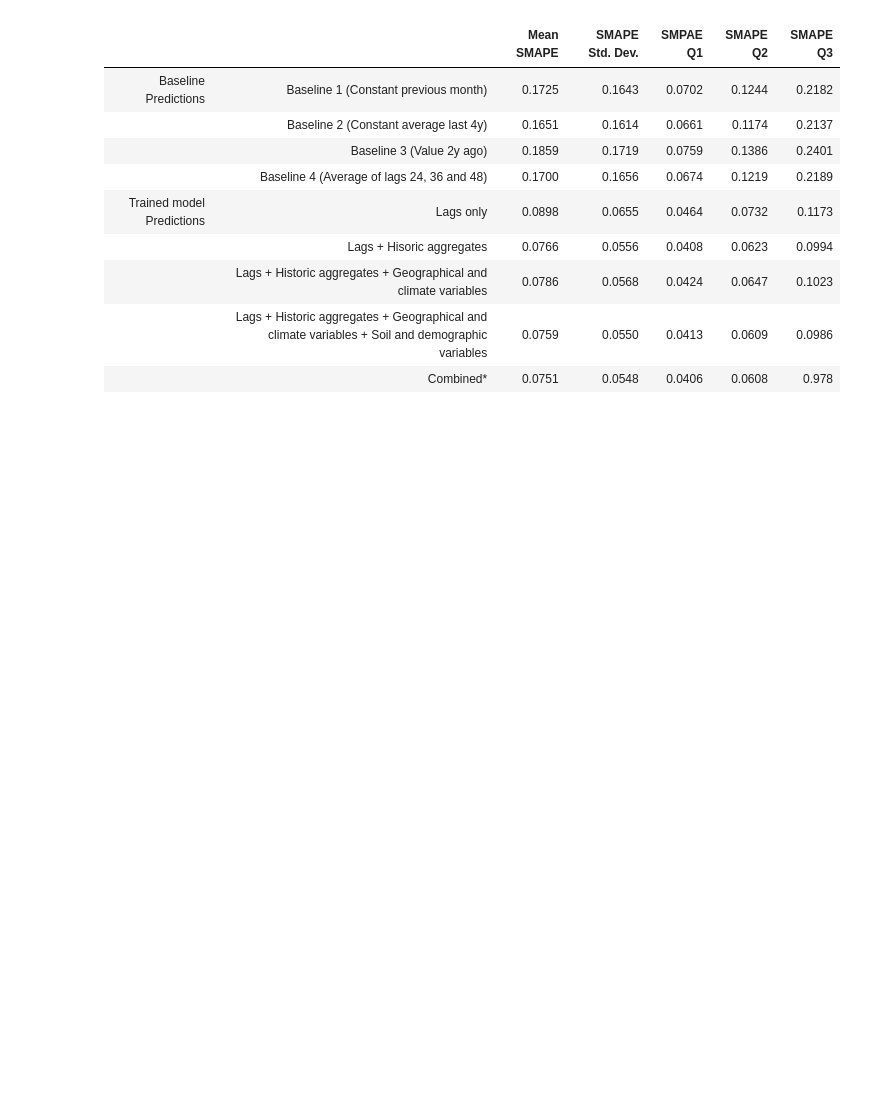
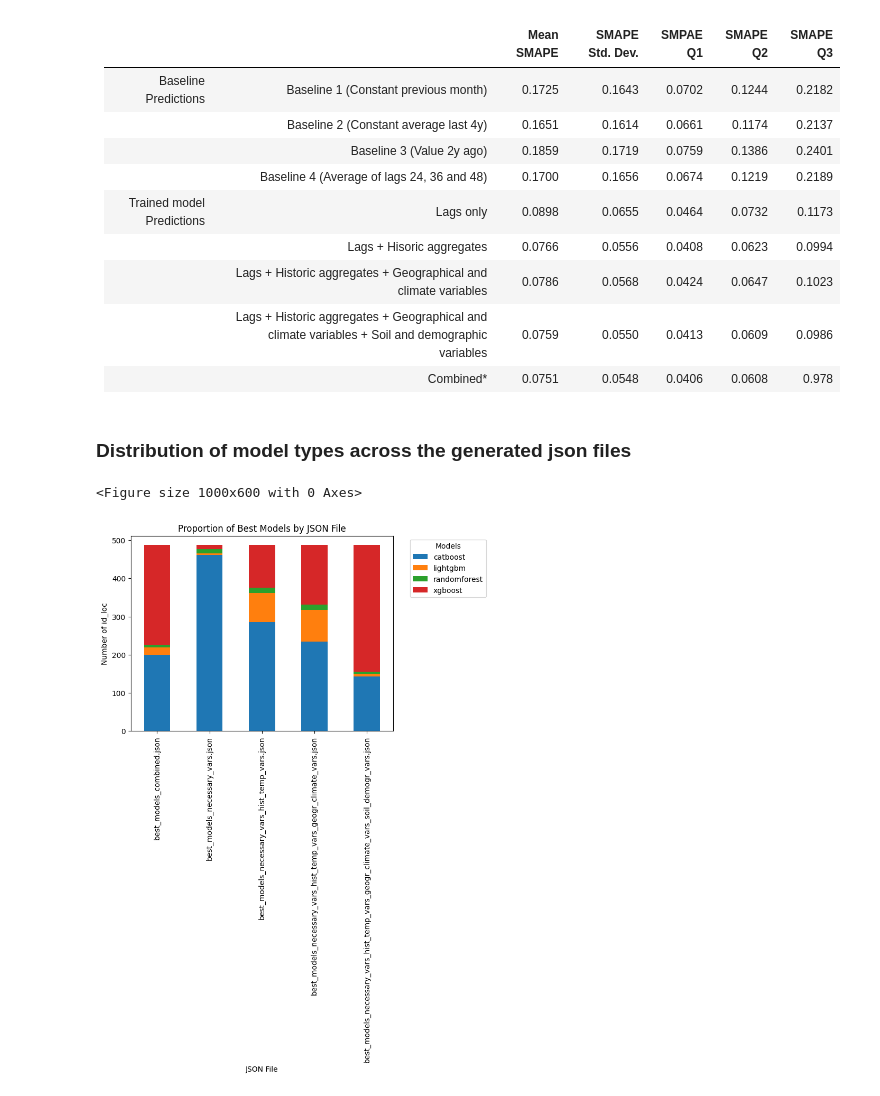
Before and after one commit to samueldepaul/AI4LS-2_Hackathon, a Jupyter notebook: Model_Exogenous_Variable_Selection.ipynb, the cells around one changed output. Cells and saved outputs as stored; diff of their text form; code cells hidden in the pictures; blank space fills up the shorter version.

```diff
--- a/Model_Exogenous_Variable_Selection.ipynb
+++ b/Model_Exogenous_Variable_Selection.ipynb
@@ -458,3 +458,49 @@ plt.show()
 |                           | Lags +  Historic aggregates + Geographical and climate variables                                  |   0.0786   |      0.0568     |  0.0424  |  0.0647  |  0.1023  |
 |                           | Lags + Historic aggregates + Geographical and climate variables +  Soil and demographic variables |   0.0759   |      0.0550     |  0.0413  |  0.0609  |  0.0986  |
 |                           | Combined*                                                                                         |   0.0751   |      0.0548     |  0.0406  |  0.0608  |   0.978  |
+# %% [markdown]
+### Distribution of model types across the generated json files
+# %%
+# Define the directory where the JSON files are located
+json_dir = '.'
+
+# List all JSON files that start with "best_models"
+json_files = [f for f in os.listdir(json_dir) if f.startswith("best_models") and f.endswith(".json")]
+
+# Dictionary to store models for each id_loc from each JSON file
+models_by_file = {}
+id_loc_list = []
+
+# Load each JSON file and extract model information
+for json_file in json_files:
+    with open(os.path.join(json_dir, json_file), 'r') as file:
+        data = json.load(file)
+
+        # Extract models for each id_loc and store them in the dictionary
+        models_by_file[json_file] = {id_loc: info['model'] for id_loc, info in data.items()}
+
+        # Assuming all JSON files have the same id_loc, we capture the list of id_loc from the first file
+        if not id_loc_list:
+            id_loc_list = list(data.keys())
+
+# Create a DataFrame with the models for each id_loc and JSON file
+models_df = pd.DataFrame(models_by_file)
+
+# Plot 1: Proportion of best models (CatBoost, XGBoost, etc.) by JSON file
+# Count the occurrence of each model type per file (id_loc) and fill NaN values with 0
+model_counts = models_df.apply(pd.Series.value_counts).fillna(0)
+
+# Create the plot
+plt.figure(figsize=(10, 6))
+model_counts.T.plot(kind='bar', stacked=True)
+plt.title('Proportion of Best Models by JSON File')
+plt.xlabel('JSON File')
+plt.ylabel('Number of id_loc')
+plt.legend(title='Models', bbox_to_anchor=(1.05, 1), loc='upper left')
+plt.tight_layout()
+
+# Show the plot
+plt.show()
+# %% [output]
+<Figure size 1000x600 with 0 Axes>
+[figure, added]
```
Also changed, not shown: parts of 3 cells of this notebook.
